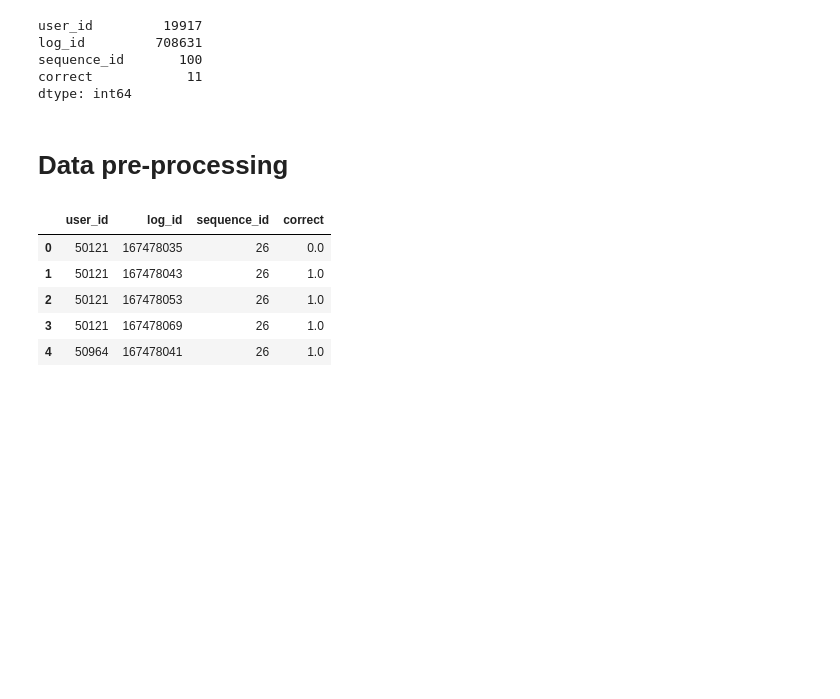
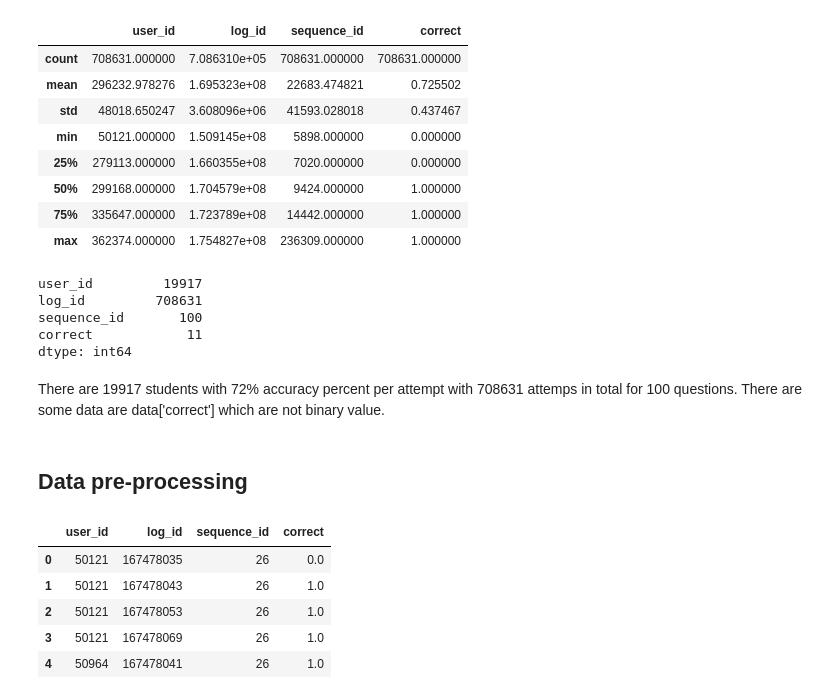
Before and after one commit to ngochafromdn/Deep-knowledge-tracing-implementation, a Jupyter notebook: Report.ipynb, the cells around one changed output. Drawn from its saved outputs; the diff is of its cells as text; code cells hidden in the pictures; blank space fills up the shorter version.

```diff
--- a/Report.ipynb
+++ b/Report.ipynb
@@ -27,3 +98,15 @@ IMPORTANT: PLEASE READ THIS FOR ADVICE ON HOW TO SOLVE THIS ISSUE!
+# %%
+data.describe()
+# %% [output]
+|  | user_id | log_id | sequence_id | correct |
+| count | 708631.000000 | 7.086310e+05 | 708631.000000 | 708631.000000 |
+| mean | 296232.978276 | 1.695323e+08 | 22683.474821 | 0.725502 |
+| std | 48018.650247 | 3.608096e+06 | 41593.028018 | 0.437467 |
+| min | 50121.000000 | 1.509145e+08 | 5898.000000 | 0.000000 |
+| 25% | 279113.000000 | 1.660355e+08 | 7020.000000 | 0.000000 |
+| 50% | 299168.000000 | 1.704579e+08 | 9424.000000 | 1.000000 |
+| 75% | 335647.000000 | 1.723789e+08 | 14442.000000 | 1.000000 |
+| max | 362374.000000 | 1.754827e+08 | 236309.000000 | 1.000000 |
 # %%
 def compute_descriptive_stats(data):
     # Compute basic statistics
@@ -41,8 +124,10 @@ log_id         708631
 sequence_id       100
 correct            11
 dtype: int64
+# %% [markdown]
+There are 19917 students with 72% accuracy percent per attempt with 708631 attemps in total for 100 questions. There are some data are data['correct'] which are not binary value.
 # %% [markdown]
-# Data pre-processing
+## Data pre-processing
 # %%
 data['sequence_id'] = data['sequence_id'].rank(method='dense').astype(int)
 data.head()
```
Also changed, not shown: parts of 41 cells of this notebook, 7 other files.
